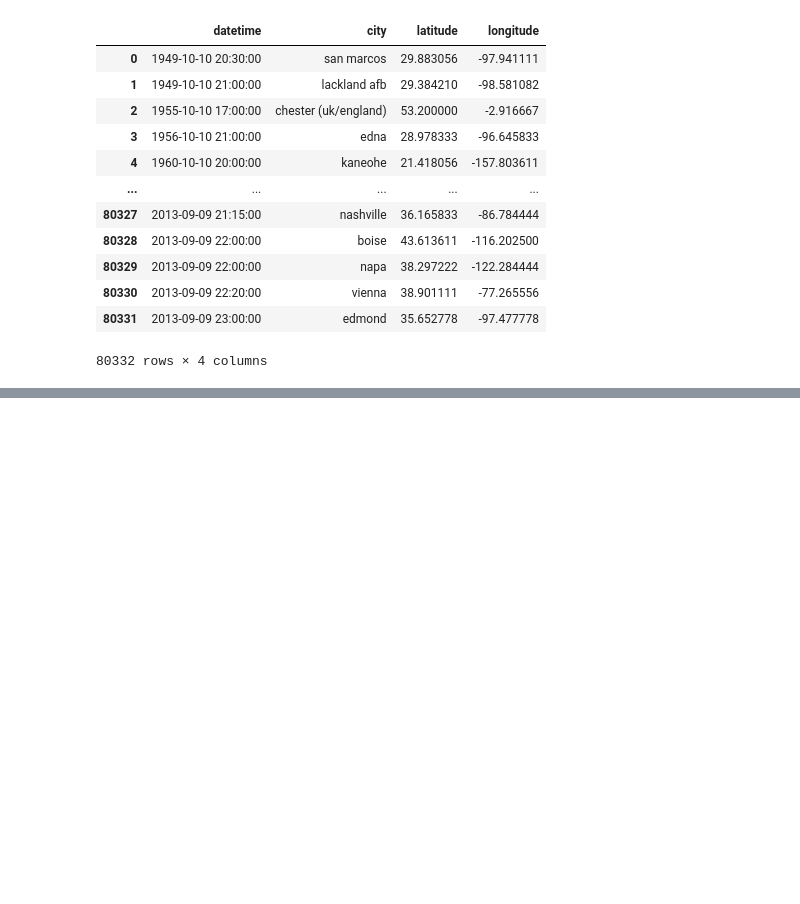
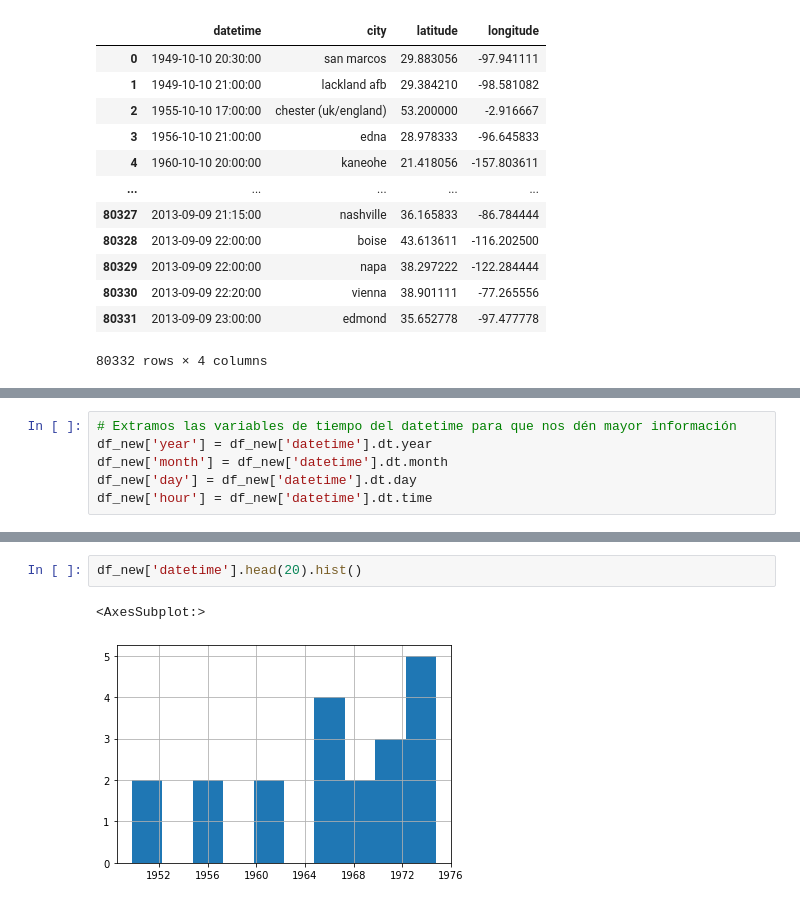
Before and after one commit to DemetrioCN/dataScientist, a Jupyter notebook: The-X-files-problem.ipynb, the cells around one changed output, grey strips where cells are left out. Cells and saved outputs as stored; diff of their text form; blank space fills up the shorter version.

```diff
--- a/The-X-files-problem.ipynb
+++ b/The-X-files-problem.ipynb
@@ -405,0 +523,6 @@ df_new.groupby('city')['latitude']
+# %%
+# Extramos las variables de tiempo del datetime para que nos dén mayor información
+df_new['year'] = df_new['datetime'].dt.year
+df_new['month'] = df_new['datetime'].dt.month
+df_new['day'] = df_new['datetime'].dt.day
+df_new['hour'] = df_new['datetime'].dt.time
@@ -405,0 +816,5 @@ df_new.groupby('city')['latitude']
+# %%
+df_new['datetime'].head(20).hist()
+# %% [output]
+<AxesSubplot:>
+[figure, added]
```
Also changed, not shown: parts of 39 cells of this notebook.
